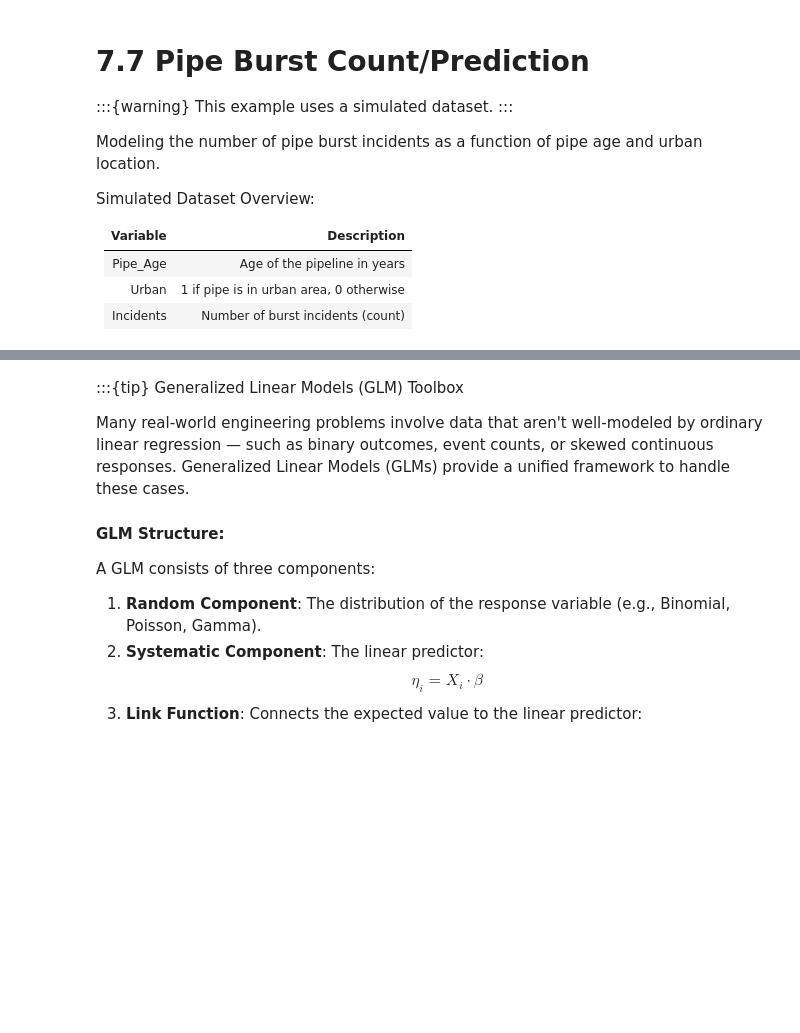
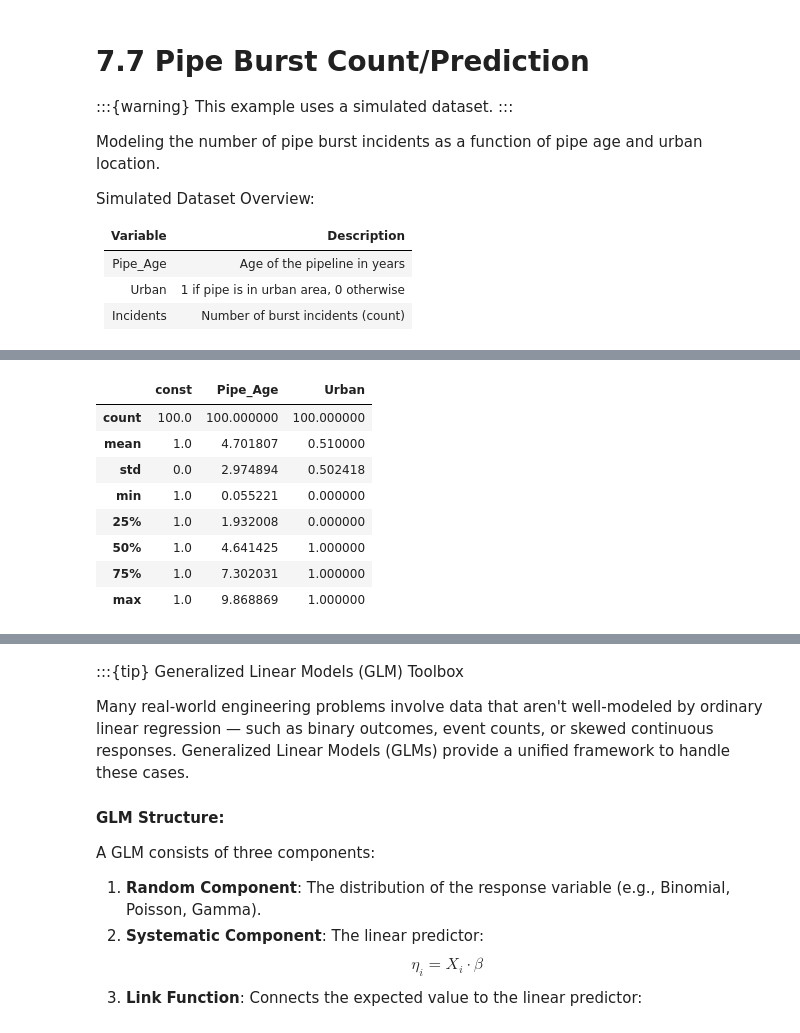
Before and after one commit to dustykat/ce-5319-webroot, a Jupyter notebook: MLBE4CE/_build/html/_sources/chapters/06-logisticregression/logisticregression.ipynb, the cells around one changed output, grey strips where cells are left out. Cells and saved outputs as stored; diff of their text form; code cells hidden in the pictures; blank space fills up the shorter version.

```diff
--- a/MLBE4CE/_build/html/_sources/chapters/06-logisticregression/logisticregression.ipynb
+++ b/MLBE4CE/_build/html/_sources/chapters/06-logisticregression/logisticregression.ipynb
@@ -2038,0 +2042,12 @@ Urban          0.8070      0.075     10.726      0.000       0.660       0.954
+# %%
+X.describe()
+# %% [output]
+|  | const | Pipe_Age | Urban |
+| count | 100.0 | 100.000000 | 100.000000 |
+| mean | 1.0 | 4.701807 | 0.510000 |
+| std | 0.0 | 2.974894 | 0.502418 |
+| min | 1.0 | 0.055221 | 0.000000 |
+| 25% | 1.0 | 1.932008 | 0.000000 |
+| 50% | 1.0 | 4.641425 | 1.000000 |
+| 75% | 1.0 | 7.302031 | 1.000000 |
+| max | 1.0 | 9.868869 | 1.000000 |
```
Also changed, not shown: parts of 38 cells of this notebook, 17 other files.
